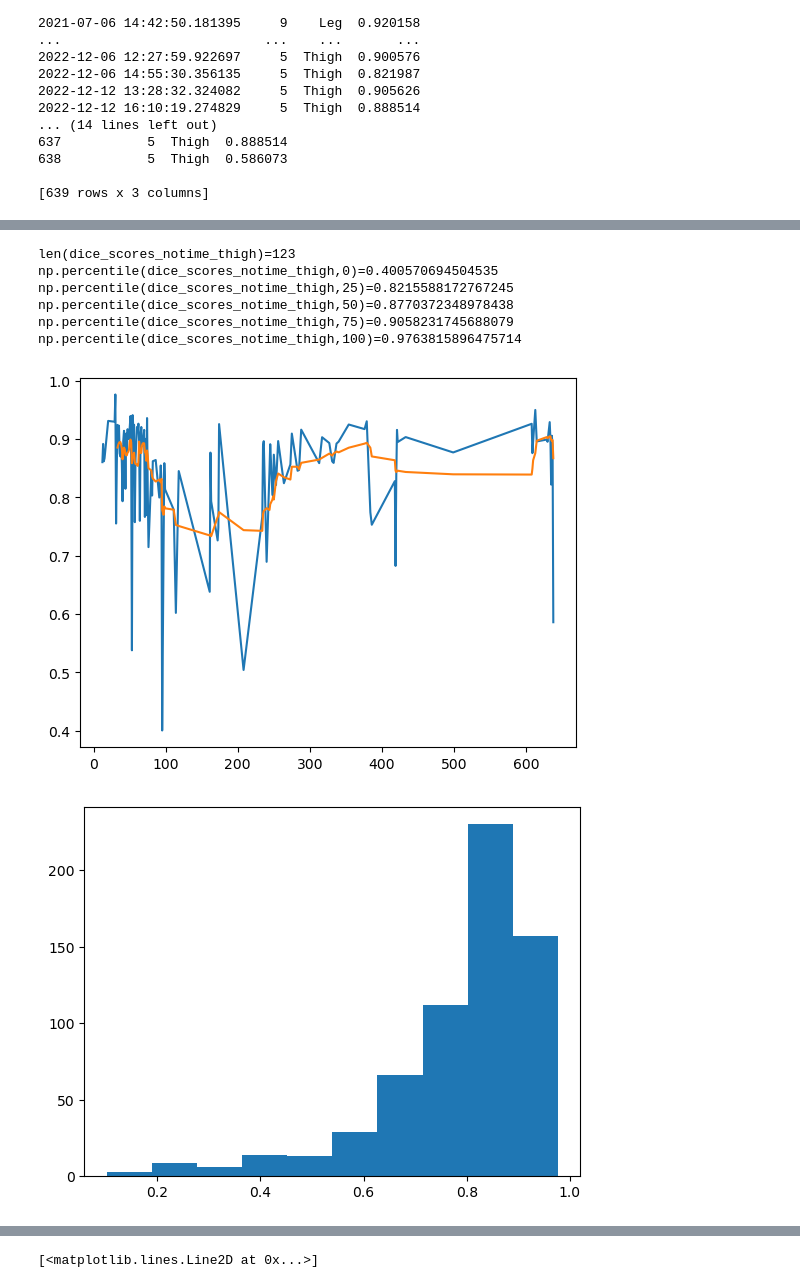
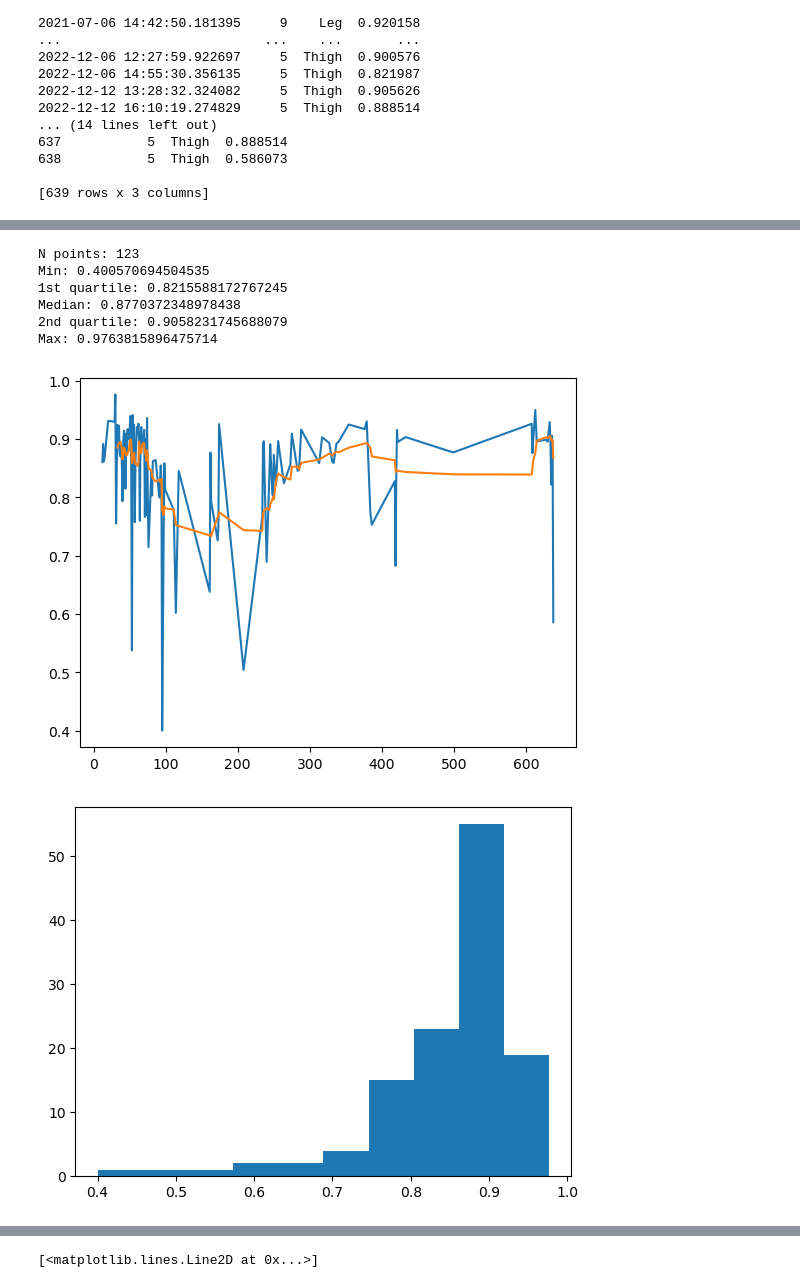
Before and after one commit to dafne-imaging/dafne-evaluation, a Jupyter notebook: dafne_figures.ipynb, the cells around one changed output, grey strips where cells are left out. Cells and saved outputs as stored; diff of their text form; code cells hidden in the pictures.

```diff
--- a/dafne_figures.ipynb
+++ b/dafne_figures.ipynb
@@ -203,24 +203,24 @@ def extract_model_dataframe(data, model, running_average_window=30):
 # %%
 dice_scores_filt_thigh = extract_model_dataframe(users_and_dice_filt, 'Thigh', 10)
 plt.plot(dice_scores_filt_thigh[['Dice', 'running_average']])
 dice_scores_notime_thigh = np.array(list(dice_scores_filt_thigh['Dice']))
 plt.figure()
-plt.hist(dice_scores_notime)
-print(f'{len(dice_scores_notime_thigh)=}')
-print(f'{np.percentile(dice_scores_notime_thigh,0)=}')
-print(f'{np.percentile(dice_scores_notime_thigh,25)=}')
-print(f'{np.percentile(dice_scores_notime_thigh,50)=}')
-print(f'{np.percentile(dice_scores_notime_thigh,75)=}')
-print(f'{np.percentile(dice_scores_notime_thigh,100)=}')
+plt.hist(dice_scores_notime_thigh)
+print(f'N points: {len(dice_scores_notime_thigh)}')
+print(f'Min: {np.percentile(dice_scores_notime_thigh,0)}')
+print(f'1st quartile: {np.percentile(dice_scores_notime_thigh,25)}')
+print(f'Median: {np.percentile(dice_scores_notime_thigh,50)}')
+print(f'2nd quartile: {np.percentile(dice_scores_notime_thigh,75)}')
+print(f'Max: {np.percentile(dice_scores_notime_thigh,100)}')
 # %% [output]
-len(dice_scores_notime_thigh)=123
-np.percentile(dice_scores_notime_thigh,0)=0.400570694504535
-np.percentile(dice_scores_notime_thigh,25)=0.8215588172767245
-np.percentile(dice_scores_notime_thigh,50)=0.8770372348978438
-np.percentile(dice_scores_notime_thigh,75)=0.9058231745688079
-np.percentile(dice_scores_notime_thigh,100)=0.9763815896475714
+N points: 123
+Min: 0.400570694504535
+1st quartile: 0.8215588172767245
+Median: 0.8770372348978438
+2nd quartile: 0.9058231745688079
+Max: 0.9763815896475714
 [figure]
-[figure, old version]
+[figure, new version]
 # %%
 dice_scores_filt_leg = extract_model_dataframe(users_and_dice_filt, 'Leg', 20)
 plt.plot(dice_scores_filt_leg[['Dice', 'running_average']])
```
Also changed, not shown: parts of 4 cells of this notebook, 1 other file.
